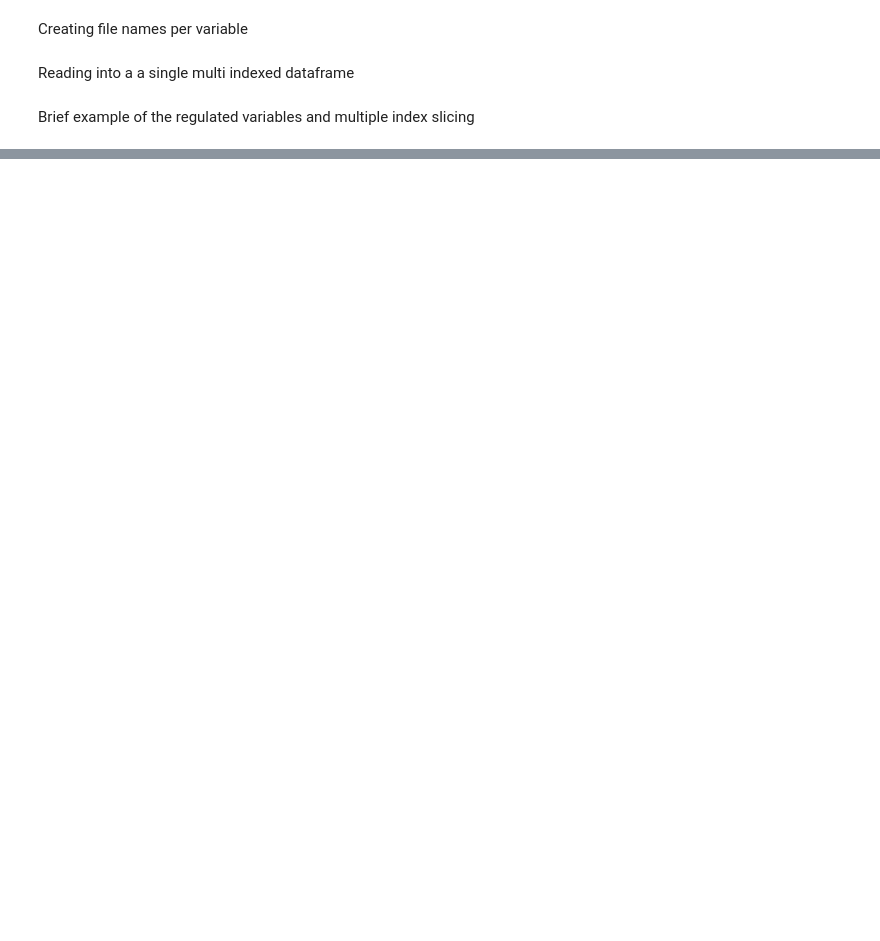
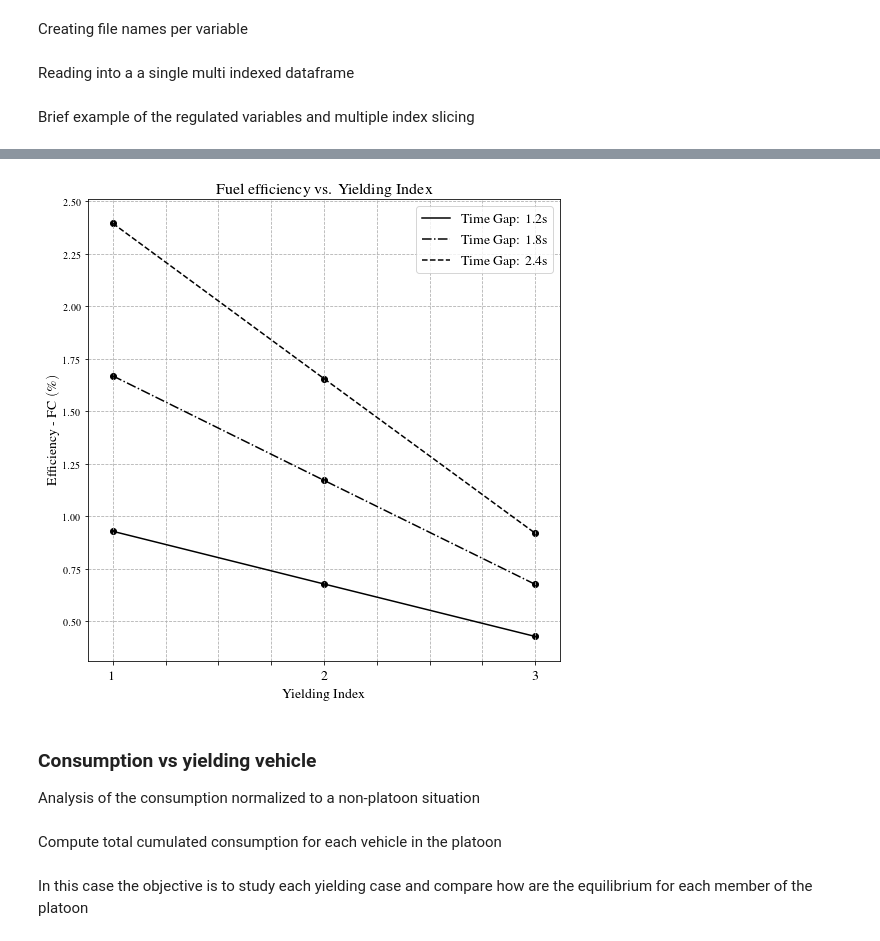
Before and after one commit to licit-lab/energy-impact-platoon, a Jupyter notebook: notebook/05-Evaluation.ipynb, the cells around one changed output, grey strips where cells are left out. Saved outputs shown, nothing was run; the diff lists cells and outputs as text; code cells hidden in the pictures; blank space fills up the shorter version.

```diff
--- a/notebook/05-Evaluation.ipynb
+++ b/notebook/05-Evaluation.ipynb
@@ -63,0 +273,3 @@ a.plot()
+# %%
+fuel_not_platoon_tot = fuel_cons[0]*4 # As if 4 vehicles where circulating without platoon
+fuel_not_platoon_tot.columns = 'FC'
@@ -63,0 +278,5 @@ a.plot()
+# %%
+case_platoon_fc = fuel_cons_tot.reset_index().groupby(['Yield','Gap']).sum()
+case_not_platoon_fc = fuel_not_platoon_tot.reset_index().groupby(['Yield','Gap']).sum()
+case_not_platoon_fc.columns= ['t','FC']
+case_not_platoon_fc.head()
@@ -63,0 +291,3 @@ a.plot()
+# %%
+case_platoon_fc.columns= ['t','FC']
+case_platoon_fc.head()
@@ -63,0 +308,3 @@ a.plot()
+# %%
+df_improvement = (1-case_platoon_fc['FC'].divide(case_not_platoon_fc['FC']))*100
+bars = hv.Bars(df_improvement)
@@ -63,0 +318,56 @@ a.plot()
+# %%
+# Export plot
+
+## CASE 1
+gap_fix = 1.2 # case where the gap is 1.2
+
+data_platoon = df_improvement.loc[(slice(None),gap_fix)]
+x = data_platoon.index.values
+h1 = data_platoon.values
+
+## CASE 2
+gap_fix = 1.8 # case where the gap is 1.8
+
+data_platoon = df_improvement.loc[(slice(None),gap_fix)]
+x = data_platoon.index.values
+h2 = data_platoon.values
+
+
+## CASE 1
+gap_fix = 2.4 # case where the gap is 1.8
+
+data_platoon = df_improvement.loc[(slice(None),gap_fix)]
+x = data_platoon.index.values
+h3 = data_platoon.values
+
+
+opacity = 0.4
+bar_width = 0.35/2
+
+fig, ax = plt.subplots(figsize=(7.5,7.5))
+# ax.bar(x, h2, width = bar_width ,label='Not platoon',
+#        alpha=opacity, color='b')
+ax.plot(x, h1, 'k-',label='Time Gap: 1.2s')
+ax.plot(x, h2, 'k-.',label='Time Gap: 1.8s')
+ax.plot(x, h3, 'k--',label='Time Gap: 2.4s')
+
+ax.scatter(x, h1, c='k')
+ax.scatter(x, h2, c='k')
+ax.scatter(x, h3, c='k')
+
+
+ax.set_xlabel('Yielding Index', fontsize = 14)
+ax.set_ylabel(f'Efficiency - FC  $(\%)$', fontsize = 14)
+ax.grid(True, linestyle='--')
+ax.set_title(f'Fuel efficiency vs. Yielding Index ', fontsize = 16)
+ax.set_xticklabels(['',  '1'  , '' , '' ,'' ,  '2'  ,'' ,  '',  '', '3' , '' ], fontsize = 14)
+ax.legend(fontsize=14)
+
+fig.tight_layout()
+plt.savefig('../output/sensibility-fc.pdf',format='pdf', bbox_inches='tight')
+# %% [output]
+[figure, added]
+# %% [markdown]
+### Consumption vs yielding vehicle
+
+Analysis of the consumption normalized to a non-platoon situation
@@ -63,0 +379,2 @@ a.plot()
+# %% [markdown]
+Compute total cumulated consumption for each vehicle in the platoon
@@ -63,0 +410,2 @@ a.plot()
+# %% [markdown]
+In this case the objective is to study each yielding case and compare how are the equilibrium for each member of the platoon
```
Also changed, not shown: parts of 42 cells of this notebook, 2 other files.
